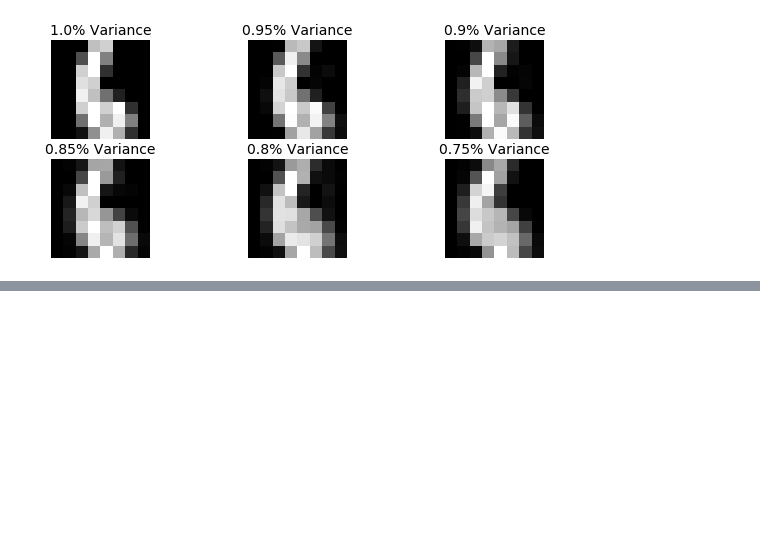
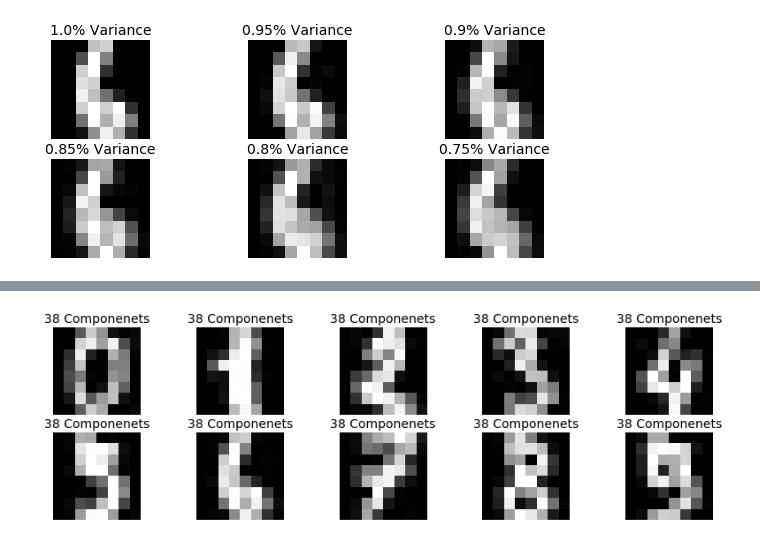
Before and after one commit to sbauersfeld/ECE219, a Jupyter notebook: Project2/project2.ipynb, the cells around one changed output, grey strips where cells are left out. Saved outputs shown, nothing was run; the diff lists cells and outputs as text; code cells hidden in the pictures; blank space fills up the shorter version.

```diff
--- a/Project2/project2.ipynb
+++ b/Project2/project2.ipynb
@@ -486,3 +488,27 @@ Accuracy: 0.0
+# %%
+def PCA_Trans(prcnt, images):
+    pca = PCA(n_components = prcnt)
+    pca.fit(images)
+    components = pca.transform(images)
+#     print(np.shape(components))
+    approxImage = pca.inverse_transform(components)
+    return approxImage
+# %%
+approxData = PCA_Trans(percentages[max_idx], mnist.data)
+# print(np.shape(approxData))
+plt.figure(figsize=(14,4));
+for idx, percentage in enumerate(np.arange(10)+1):
+    itemindex = np.where(mnist.target==idx)
+#     print(np.shape(itemindex))
+#     print(itemindex[0][0])
+    plt.subplot(2, 5, idx+1);
+    plt.imshow(approxData[itemindex[0][0]].reshape(image_size, image_size),
+              cmap = plt.cm.gray, interpolation='nearest',
+              clim=(0, 255));
+    plt.axis('off')
+    plt.title(str(percentages[max_idx])+' Componenets', fontsize = 14);
+# %% [output]
+[figure, added]
 # %%
 # standard_data = StandardScaler().fit_transform(mnist.data)
 # X = pd.DataFrame(standard_data)
```
Also changed, not shown: parts of 11 cells of this notebook.
